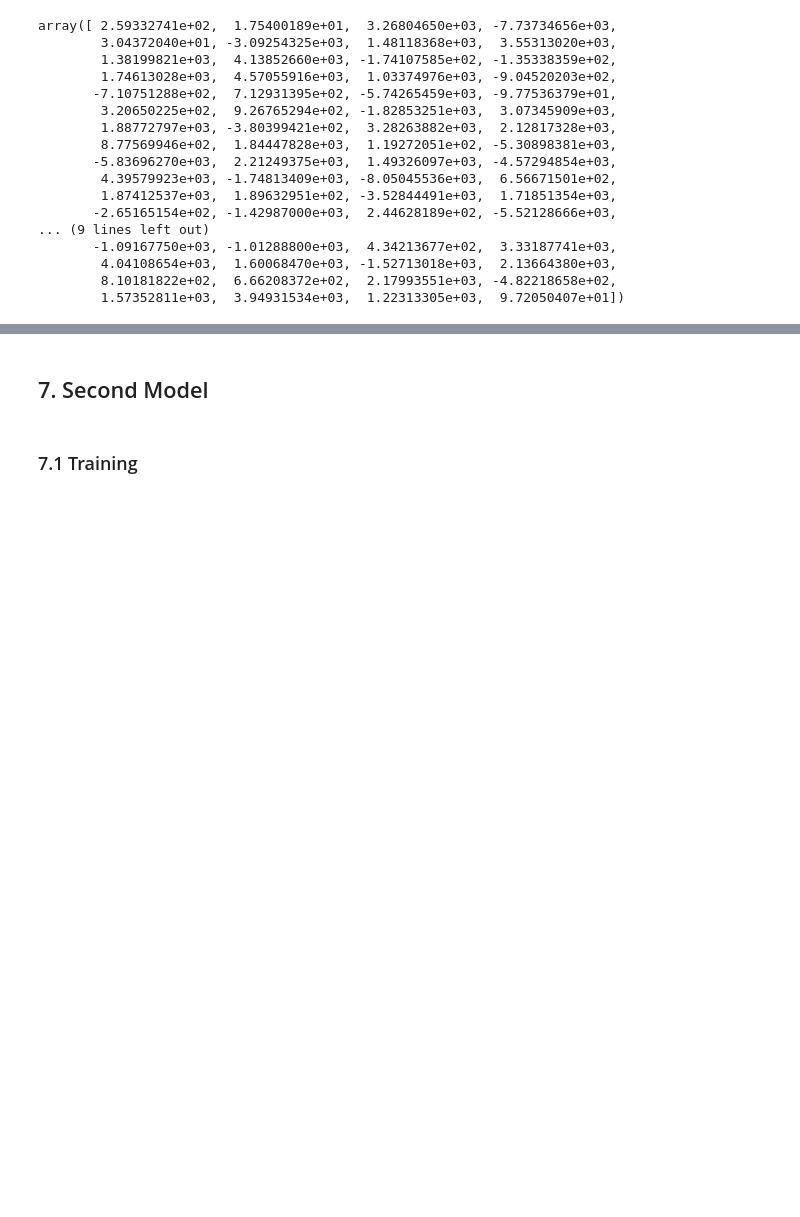
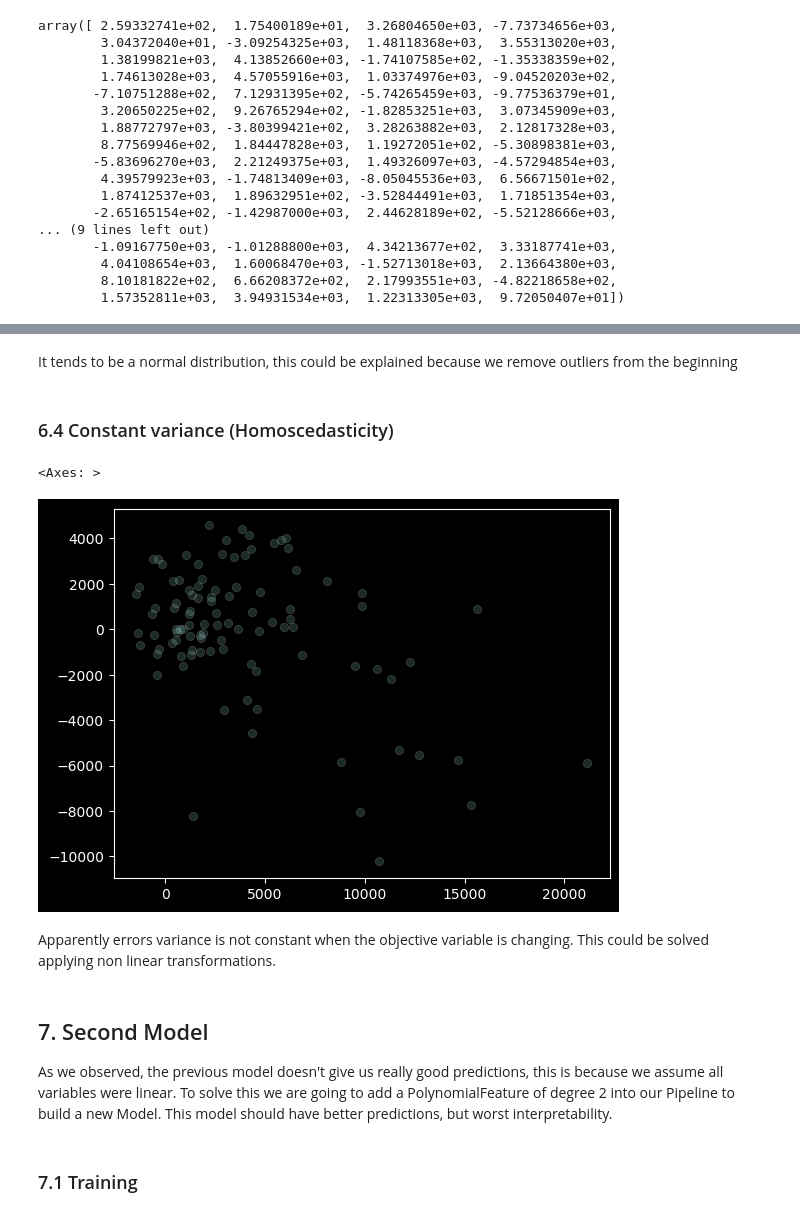
Before and after one commit to bsgarciac/gdp-understanding-linear-regression, a Jupyter notebook: regression.ipynb, the cells around one changed output, grey strips where cells are left out. Cells and saved outputs as stored; diff of their text form; code cells hidden in the pictures; blank space fills up the shorter version.

```diff
--- a/regression.ipynb
+++ b/regression.ipynb
@@ -262,5 +269,18 @@ _ = stats.probplot(errors, dist="norm", plot=axes[1])
+# %% [markdown]
+It tends to be a normal distribution, this could be explained because we remove outliers from the beginning
+# %% [markdown]
+### 6.4 Constant variance (Homoscedasticity)
+# %%
+sns.scatterplot(x = pipeline.predict(X_train[features]), y=errors, alpha=0.2)
+# %% [output]
+<Axes: >
+[figure, added]
+# %% [markdown]
+Apparently errors variance is not constant when the objective variable is changing. This could be solved applying non linear transformations.
 # %% [markdown]
 ##  7. Second Model
+
+As we observed, the previous model doesn't give us really good predictions, this is because we assume all variables were linear. To solve this we are going to add a PolynomialFeature of degree 2 into our Pipeline to build a new Model. This model should have better predictions, but worst interpretability.
 # %% [markdown]
 ### 7.1 Training
 # %%
```
Also changed, not shown: parts of 14 cells of this notebook, 1 other file.
